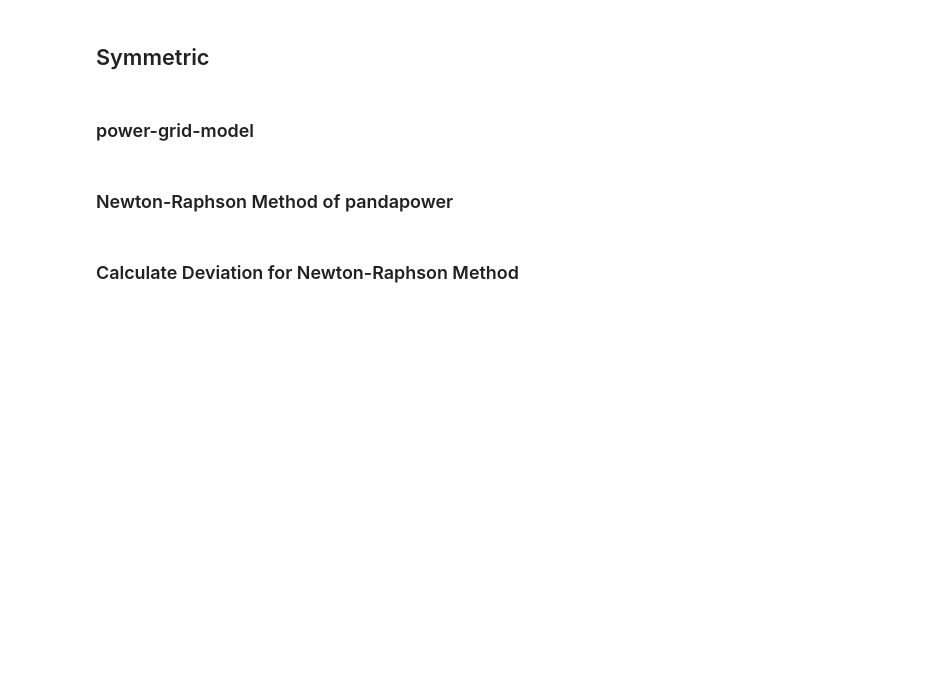
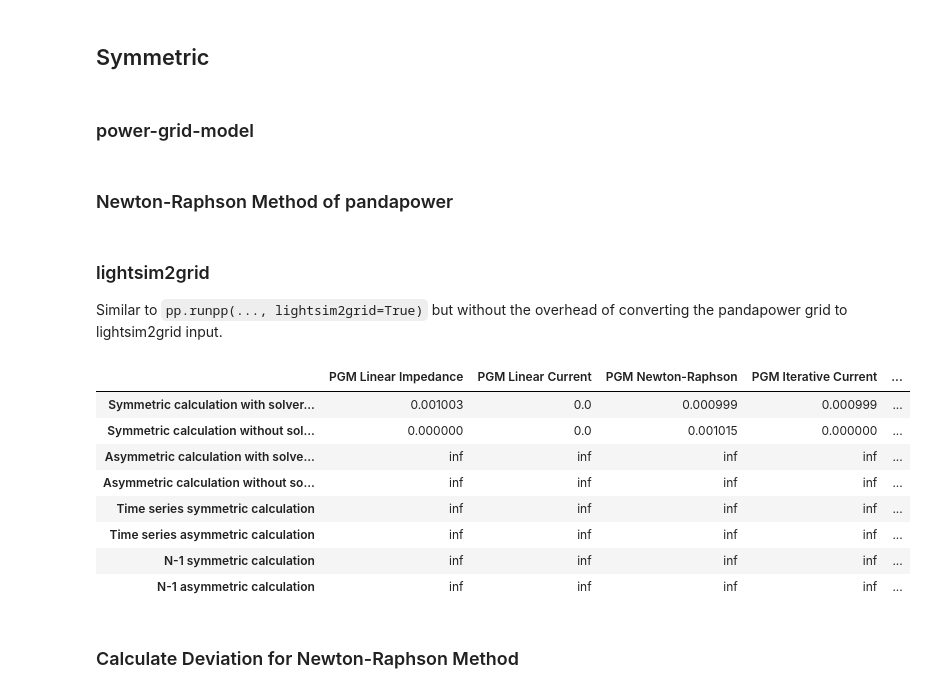
Before and after one commit to PowerGridModel/power-grid-model-benchmark, a Jupyter notebook: Power Grid Model Benchmark.ipynb, the cells around one changed output. Saved outputs shown, nothing was run; the diff lists cells and outputs as text; code cells hidden in the pictures; blank space fills up the shorter version.

Commit message:
add lightsim2grid + grid2op benchmarks
Signed-off-by: Martijn Govers <Martijn.Govers@Alliander.com>

```diff
--- a/Power Grid Model Benchmark.ipynb
+++ b/Power Grid Model Benchmark.ipynb
@@ -242,3 +262,7 @@ start = time.time()
 pp.runpp(pp_net, algorithm='nr', calculate_voltage_angles=True, distributed_slack=True, lightsim2grid=use_lightsim2grid)
 end = time.time()
 summary_df.loc['Symmetric calculation without solver initialization', 'PandaPower Newton-Raphson'] = end - start
+# %% [markdown]
+### lightsim2grid
+
+Similar to `pp.runpp(..., lightsim2grid=True)` but without the overhead of converting the pandapower grid to lightsim2grid input.
@@ -245,3 +354,15 @@ summary_df.loc['Symmetric calculation without solver initialization', 'PandaPowe
+# %%
+display(summary_df)
+# %% [output]
+|  | PGM Linear Impedance | PGM Linear Current | PGM Newton-Raphson | PGM Iterative Current | ... |
+| Symmetric calculation with solver... | 0.001003 | 0.0 | 0.000999 | 0.000999 | ... |
+| Symmetric calculation without sol... | 0.000000 | 0.0 | 0.001015 | 0.000000 | ... |
+| Asymmetric calculation with solve... | inf | inf | inf | inf | ... |
+| Asymmetric calculation without so... | inf | inf | inf | inf | ... |
+| Time series symmetric calculation | inf | inf | inf | inf | ... |
+| Time series asymmetric calculation | inf | inf | inf | inf | ... |
+| N-1 symmetric calculation | inf | inf | inf | inf | ... |
+| N-1 asymmetric calculation | inf | inf | inf | inf | ... |
 # %% [markdown]
 ### Calculate Deviation for Newton-Raphson Method
 # %%
```
Also changed, not shown: parts of 25 cells of this notebook, 1 other file.
